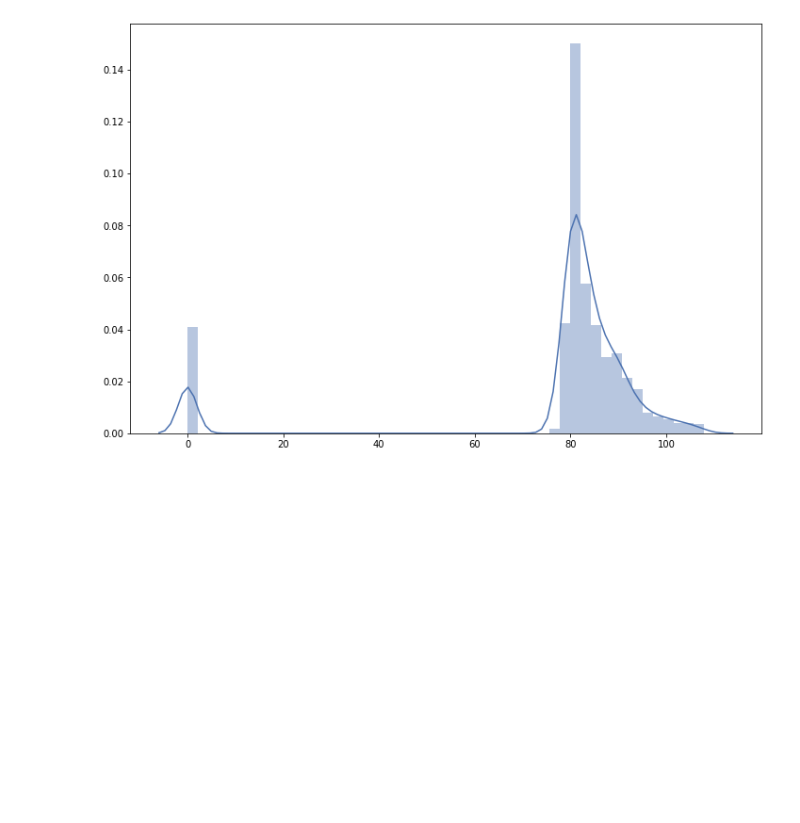
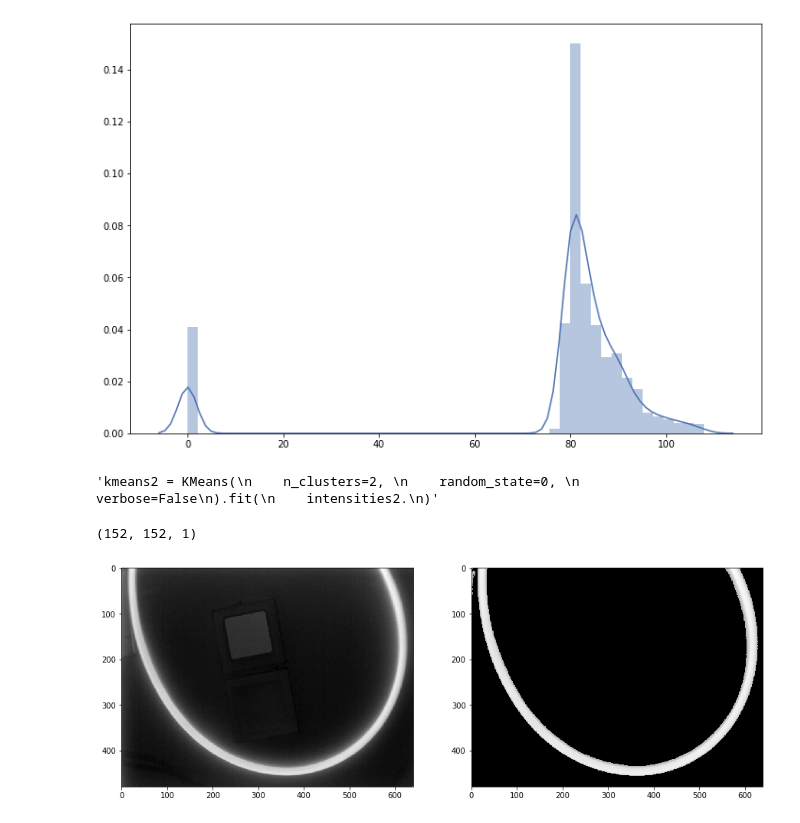
Before and after one commit to Pagutri/ProyectoAsignadoImagenes, a Jupyter notebook: Pregunta1.ipynb, the cells around one changed output. Drawn from its saved outputs; the diff is of its cells as text; code cells hidden in the pictures; blank space fills up the shorter version.

```diff
--- a/Pregunta1.ipynb
+++ b/Pregunta1.ipynb
@@ -172,0 +241,20 @@ sns.distplot(reg_ref_segmentadas['altoflujo.png'].flatten())
+# %%
+"""kmeans2 = KMeans(
+    n_clusters=2,
+    random_state=0,
+    verbose=False
+).fit(
+    intensities2.
+)"""
+# %% [output]
+'kmeans2 = KMeans(\n    n_clusters=2, \n    random_state=0, \n    verbose=False\n).fit(\n    intensities2.\n)'
+# %%
+seg = mangueras[llaves[0]] *
+# %%
+seg.max(), mangueras[llaves[0]].max(), mangueras_segmentadas[llaves[0]].max()
+# %% [output]
+(152, 152, 1)
+# %%
+utils.side_by_side(mangueras[llaves[0]], seg)
+# %% [output]
+[figure, added]
```
Also changed, not shown: parts of 14 cells of this notebook, 1 other file.
